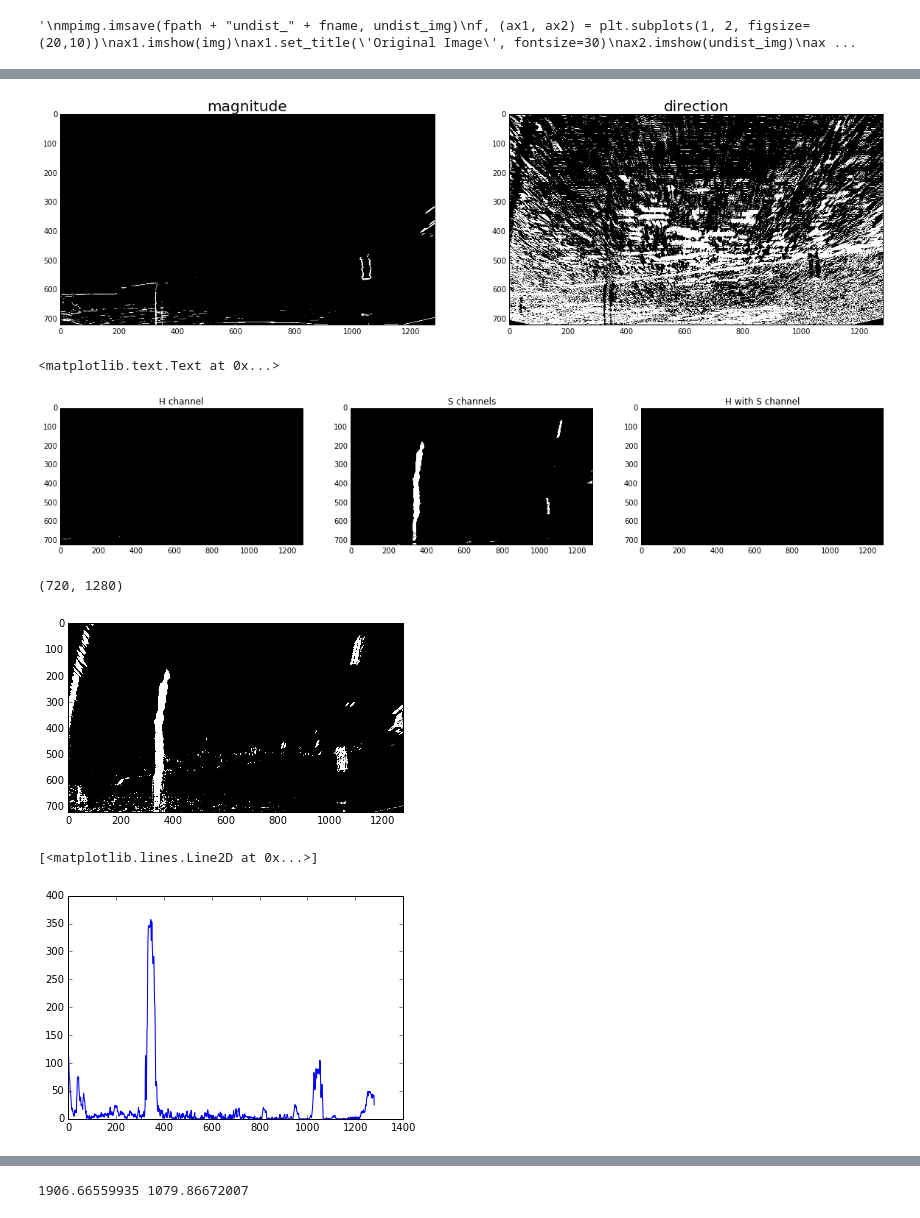
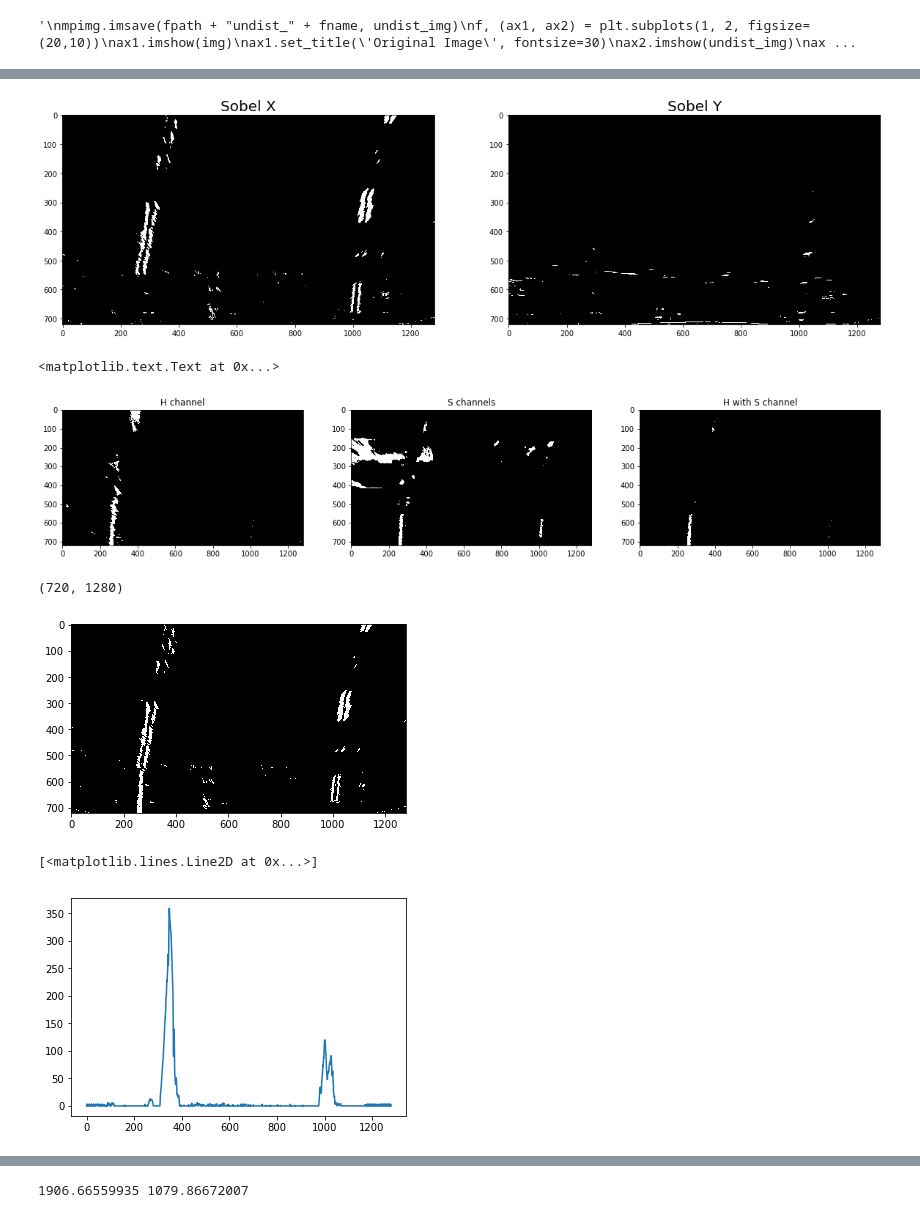
Before and after one commit to JWC1212/CarND-Advanced-Lane-Lines-master, a Jupyter notebook: examples/example.ipynb, the cells around one changed output, grey strips where cells are left out. Drawn from its saved outputs; the diff is of its cells as text; code cells hidden in the pictures.

```diff
--- a/examples/example.ipynb
+++ b/examples/example.ipynb
@@ -89,7 +89,7 @@ with open('img_pts.p', 'rb') as f:
     imgpoints =pickle.load(f)
 #This cell is to calibrate camera and get undistorted images.
 fpath = "../test_images/"
-fname = "test1.jpg"
+fname = "test5.jpg"
 img = mpimg.imread(fpath+fname)
 print(img.shape)
 height = img.shape[0]
@@ -102,7 +102,7 @@ def undistortImage(image, objpts, imgpts):
     return undist_img
 undist_img = undistortImage(img, objpoints, imgpoints)
 gray_img = cv2.cvtColor(undist_img, cv2.COLOR_RGB2GRAY)
-mpimg.imsave("../output_images/undistorted", undist_img)
+mpimg.imsave("../output_images/undistorted.png", undist_img)
 '''
 mpimg.imsave(fpath + "undist_" + fname, undist_img)
 f, (ax1, ax2) = plt.subplots(1, 2, figsize=(20,10))
@@ -258,7 +265,7 @@ import matplotlib.pyplot as plt
 import matplotlib.image as mpimg
 %matplotlib inline
 #Read a warped_img
-warped_img = mpimg.imread("../test_images/warped_test4.jpg")
+warped_img = mpimg.imread("../test_images/warped_test5.jpg")
 plt.imshow(warped_img)
 # %% [output]
 <matplotlib.image.AxesImage at 0x...>
@@ -271,24 +278,26 @@ scaled_warped_sobelx = get_scaled_Sobel(warped_sobelx)
 scaled_warped_sobely = get_scaled_Sobel(warped_sobely)
 
 binary_warped_sobelx = binary_Sobel(scaled_warped_sobelx, threshold=(20, 100))
-binary_warped_sobely = binary_Sobel(scaled_warped_sobely, threshold=(20, 100))
+binary_warped_sobely = binary_Sobel(scaled_warped_sobely, threshold=(30, 100))
 binary_mag = binary_Magnitude(warped_sobelx, warped_sobely, threshold=(40, 144))
 binary_dir_grad = binary_Dir_Grad(warped_sobelx, warped_sobely, arc_threshold=(0.8, np.pi/2))
 f, (ax1, ax2) = plt.subplots(1, 2, figsize=(20,10))
-ax1.imshow(binary_mag, cmap='gray')
-ax1.set_title('magnitude', fontsize=20)
-ax2.imshow(binary_dir_grad, cmap='gray')
-ax2.set_title('direction', fontsize=20)
+ax1.imshow(binary_warped_sobelx, cmap='gray')
+ax1.set_title('Sobel X', fontsize=20)
+ax2.imshow(binary_warped_sobely, cmap='gray')
+ax2.set_title('Sobel Y', fontsize=20)
 
 binary_grad = combine_Binary_Grad(binary_warped_sobelx, binary_warped_sobely, binary_mag, binary_dir_grad)
 #plt.imshow(binary_grad, cmap='gray')
 # %% [output]
-[figure, old version]
+[figure, new version]
 # %%
 binary_S = get_HLS_channel(warped_img, threshold=(170,255))
-binary_H = get_HLS_channel(warped_img, 'H',threshold=(25,40))
+binary_H = get_HLS_channel(warped_img, 'H',threshold=(70,100))
 binary_L = get_HLS_channel(warped_img, 'L',threshold=(24,200))
-binary_HS = combine_HS(binary_H, binary_S)
+#binary_HS = combine_HS(binary_H, binary_S)
+binary_HS = np.zeros_like(binary_H)
+binary_HS[(binary_H ==1)&(binary_S ==1)] = 1
 f,(ax1, ax2, ax3) = plt.subplots(1, 3, figsize=(20, 10))
 ax1.imshow(binary_H, cmap='gray')
 ax1.set_title('H channel')
@@ -298,21 +307,21 @@ ax3.imshow(binary_HS, cmap='gray')
 ax3.set_title('H with S channel')
 # %% [output]
 <matplotlib.text.Text at 0x...>
-[figure, old version]
+[figure, new version]
 # %%
-binary_Combine = combine_Binary(binary_S, binary_warped_sobelx)
+binary_Combine = combine_Binary(binary_HS, binary_warped_sobelx)
 plt.imshow(binary_Combine, cmap='gray')
 print(binary_Combine.shape)
 # %% [output]
 (720, 1280)
-[figure, old version]
+[figure, new version]
 # %%
 mid_height = np.int(binary_Combine.shape[0]/2)
 histogram = np.sum(binary_Combine[mid_height:,:],axis=0)
 plt.plot(histogram)
 # %% [output]
 [<matplotlib.lines.Line2D at 0x...>]
-[figure, old version]
+[figure, new version]
 # %%
 #This function calculates points of lanes for fitting curve.
 def calc_Lane_Points(binary_Combine):
```
Also changed, not shown: parts of 10 cells of this notebook, 6 other files.
